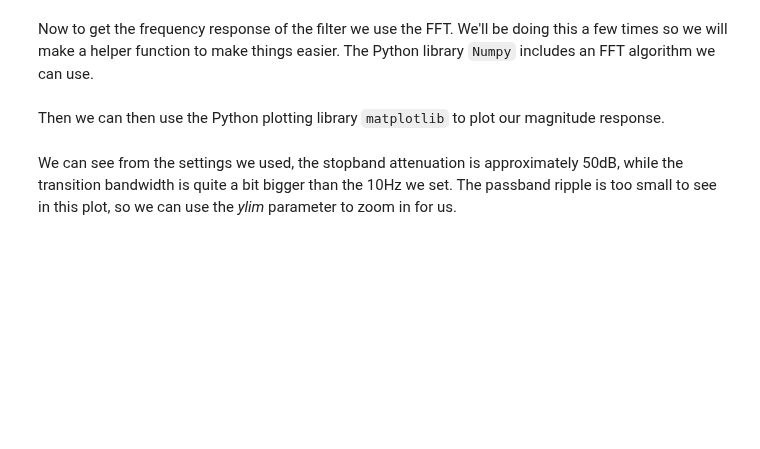
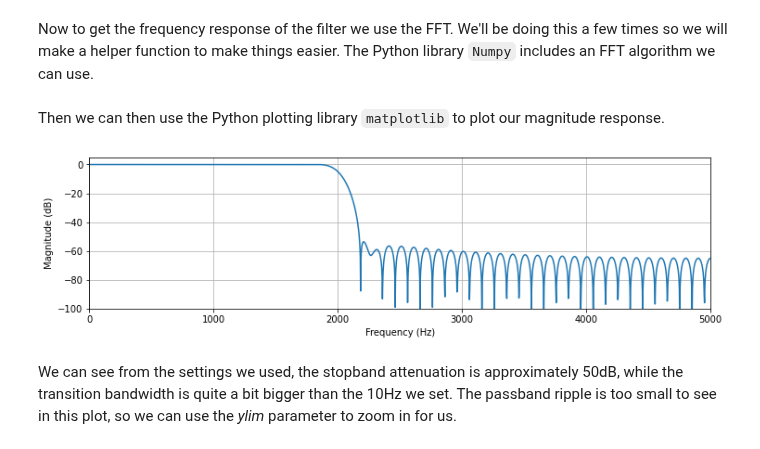
Before and after one commit to strath-sdr/dsp_notebooks, a Jupyter notebook: notebooks/digital_filters/01_digital_filter_design.ipynb, the cells around one changed output. Saved outputs shown, nothing was run; the diff lists cells and outputs as text; code cells hidden in the pictures; blank space fills up the shorter version.

Commit message:
minor edits to the notebook, added new demo image

```diff
--- a/notebooks/digital_filters/01_digital_filter_design.ipynb
+++ b/notebooks/digital_filters/01_digital_filter_design.ipynb
@@ -101,15 +101,17 @@
 # %%
 import matplotlib.pyplot as plt
 
-plt.figure(figsize=(10,3))
+plt.figure(figsize=(12,3))
 plt.xlabel('Frequency (Hz)')
 plt.ylabel('Magnitude (dB)')
 plt.xlim(0,fs/2)
 plt.ylim(-100,5)
 plt.grid(True)
 
 plt.plot(nf, lpf_fft_db)
 plt.show()
+# %% [output]
+[figure, added]
 # %% [markdown]
 We can see from the settings we used, the stopband attenuation is approximately 50dB, while the transition bandwidth is quite a bit bigger than the 10Hz we set. The passband ripple is too small to see in this plot, so we can use the *ylim* parameter to zoom in for us.
 # %%
```
Also changed, not shown: parts of 18 cells of this notebook, 1 other file.
